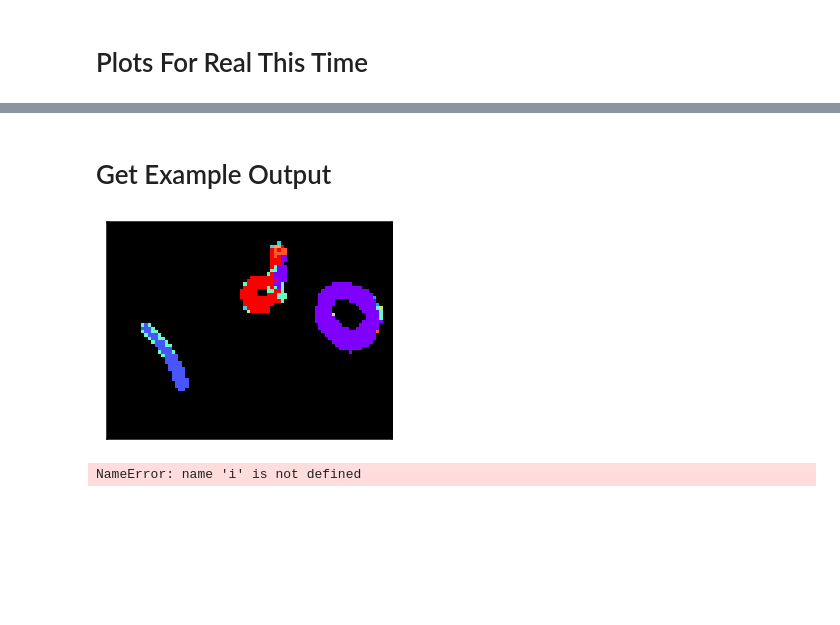
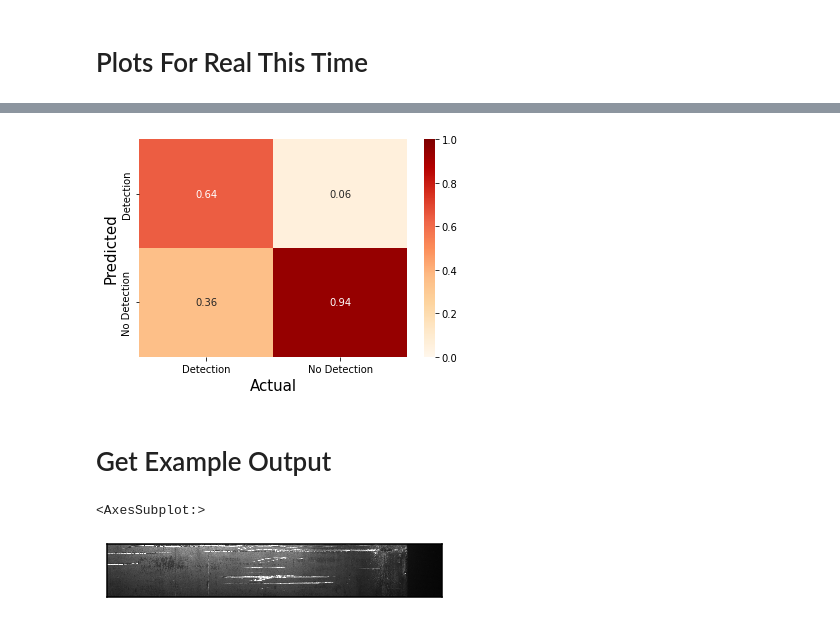
Before and after one commit to EganJ/CS4375Project, a Jupyter notebook: make_charts.ipynb, the cells around one changed output, grey strips where cells are left out. Cells and saved outputs as stored; diff of their text form; code cells hidden in the pictures; blank space fills up the shorter version.

```diff
--- a/make_charts.ipynb
+++ b/make_charts.ipynb
@@ -15,12 +15,12 @@ import seaborn_image as isns
 # %% [markdown]
 Specify model and epoch to test
 # %%
-device = torch.device("cuda:1")
-res_dir = "training_results/mnist-simplefcn-lr-0.001"
-load_epoch = 50
+device = torch.device("cuda:0")
+res_dir = "training_results_steel_memory/steel-simplefcn-lr-0.001"
+load_epoch = 30
 
 # aitex, mnist, steel
-data = "mnist"
+data = "steel"
 
 # simplefcn, unet_v2, unet_paper
 model_type = "simplefcn"
@@ -34,7 +34,7 @@ if data == "aitex":
         dim_out = 2
 elif data == "steel":
         # increasing batch size risks running out of memory for unets
-        loader = SteelLoader(train = False, batch_size=10)
+        loader = SteelLoader(train = False, batch_size=3)
         dim_in = 3
         dim_out = 5
 elif data == "mnist":
@@ -142,3 +123,14 @@ def plot_channels(img: np.ndarray, ground_truth: np.ndarray, pred: np.ndarray, s
+# %%
+def plot_channel(img):
+    img = np.array(img)
+    if len(img.shape) == 2:
+        img = np.reshape(img, (1, *img.shape))
+    img = np.transpose(img, (1, 2, 0))
+
+    if img.shape[2] == 1:
+        return isns.imgplot(img, cmap = "viridis")
+    else:
+        return isns.imgplot(img)
 # %%
 def plot_predictions(probs: np.ndarray):
     nc = probs.shape[0]
@@ -165,18 +154,22 @@ plot_confusion_matrix(null_confusion_matrix)
+# %%
+plot_confusion_matrix(null_confusion_matrix)
+plt.savefig(os.path.join(res_dir, "steel_null_confusion.png"))
+# %% [output]
+[figure, added]
 # %% [markdown]
 # Get Example Output
 # %%
-data_member_ind = 1
+# 6 is of interest, so is **7**, 38
+data_member_ind = 7
 
 x, y = loader.dataset[data_member_ind]
 
 x = torch.unsqueeze(x, 0).to(device)
 
 member_pred = np.array(network(x)[0].detach().to("cpu"))
+x = x.to("cpu")
-# %%
-plot_predictions(member_pred)
-# %% [output]
-[figure, removed]
-# %%
-plot_channels(x[i], np.array(pred_probs[i]), np.array(y[i]))
-# %% [output]
-NameError: name 'i' is not defined
+# %%
+plot_channel(x[0])
+# %% [output]
+<AxesSubplot:>
+[figure, added]
```
Also changed, not shown: parts of 13 cells of this notebook, 13 other files.
